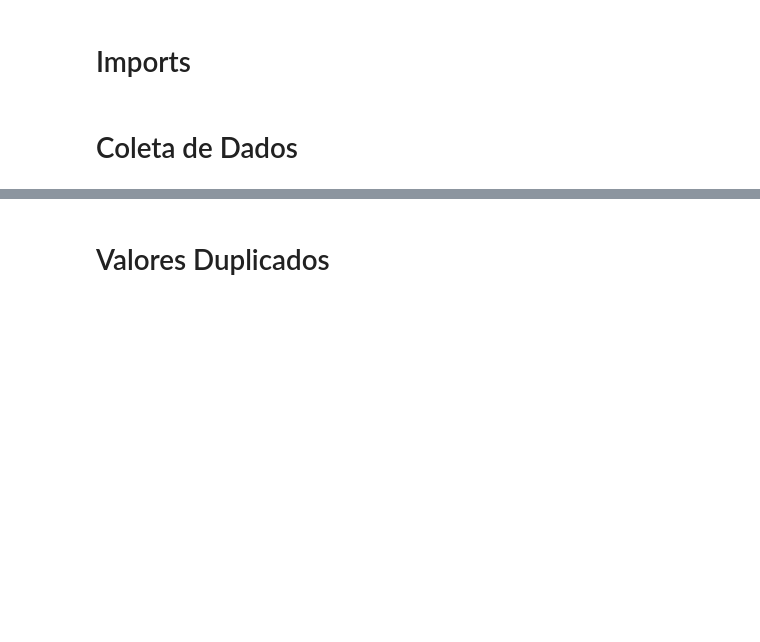
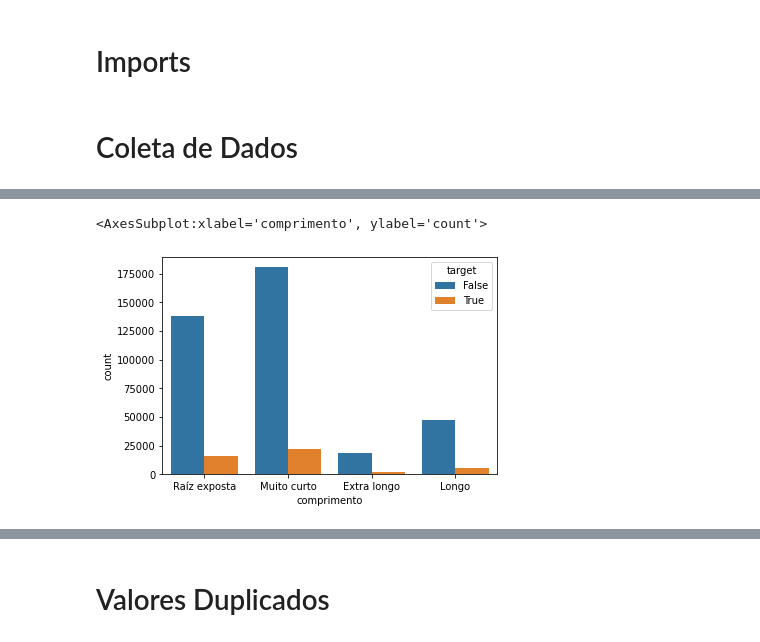
Before and after one commit to GabrielG16/Cosmetics, a Jupyter notebook: cosmetic.ipynb, the cells around one changed output, grey strips where cells are left out. Cells and saved outputs as stored; diff of their text form; code cells hidden in the pictures; blank space fills up the shorter version.

```diff
--- a/cosmetic.ipynb
+++ b/cosmetic.ipynb
@@ -83,2 +140,5 @@ memory usage: 78.9+ MB
+# %%
+df4u.sort_values(by='data', inplace = True)
 # %%
-df = df4u.drop(['id_form','id_cliente'], axis = 1)
+#Drop de colunas de ID e data
+df = df4u.drop(['id_form','id_cliente','data','data_pedido','id_pedido', 'status_pagamento'], axis = 1)
@@ -110,0 +163,5 @@ Index(['qtde', 'valor', 'data_pedido', 'status_pagamento', 'tipo_pagamento',
+# %%
+sns.countplot(data = df, x='comprimento', hue = 'target')
+# %% [output]
+<AxesSubplot:xlabel='comprimento', ylabel='count'>
+[figure, added]
```
Also changed, not shown: parts of 105 cells of this notebook, 1 other file.
